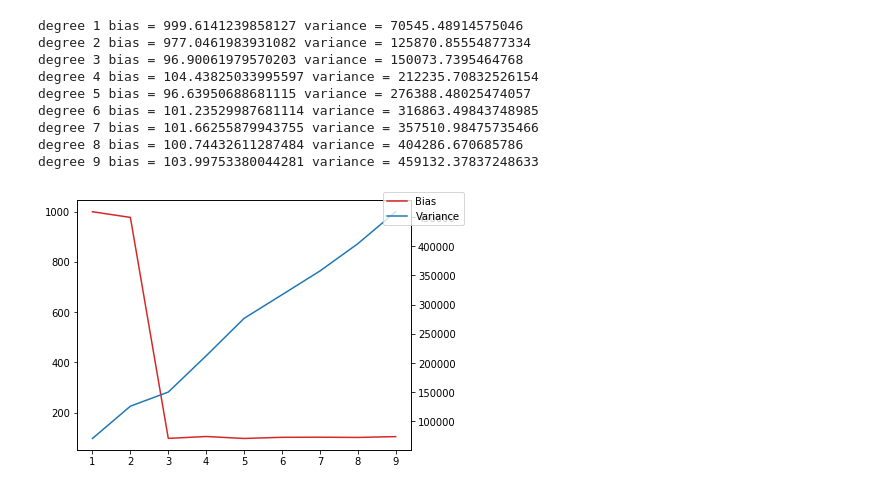
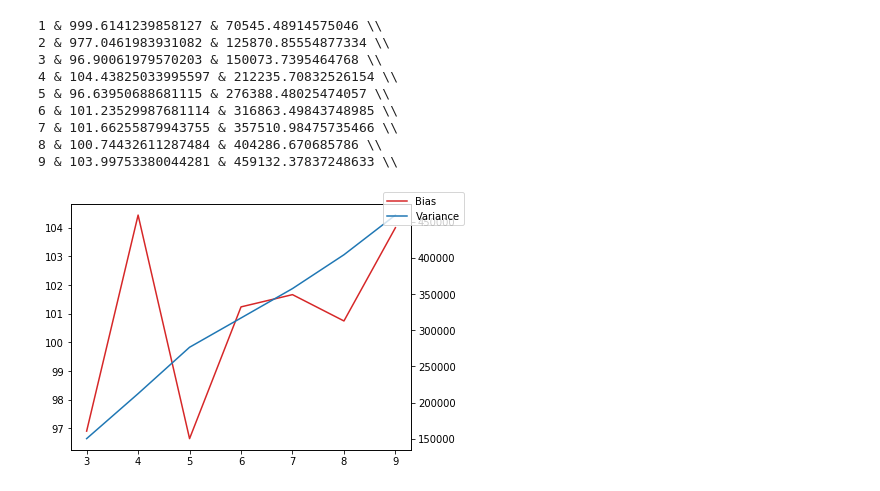
Before and after one commit to multipauls/MDLAssgn1, a Jupyter notebook: Q2_data/MDL-2.ipynb, the cells around one changed output. Cells and saved outputs as stored; diff of their text form; code cells hidden in the pictures.

```diff
--- a/Q2_data/MDL-2.ipynb
+++ b/Q2_data/MDL-2.ipynb
@@ -96,32 +96,32 @@ for degree in range(1, MAX_POLY + 1):
     )
 
     print(
-        "degree {} bias = {} variance = {}".format(
+        "{} & {} & {} \\\ ".format(
             degree, degree_vs_bias[degree - 1][0], variance
         )
     )
     degree_vs_bias[degree - 1, 1] = variance
 # %% [output]
-degree 1 bias = 999.6141239858127 variance = 70545.48914575046
-degree 2 bias = 977.0461983931082 variance = 125870.85554877334
-degree 3 bias = 96.90061979570203 variance = 150073.7395464768
-degree 4 bias = 104.43825033995597 variance = 212235.70832526154
-degree 5 bias = 96.63950688681115 variance = 276388.48025474057
-degree 6 bias = 101.23529987681114 variance = 316863.49843748985
-degree 7 bias = 101.66255879943755 variance = 357510.98475735466
-degree 8 bias = 100.74432611287484 variance = 404286.670685786
-degree 9 bias = 103.99753380044281 variance = 459132.37837248633
+1 & 999.6141239858127 & 70545.48914575046 \\
+2 & 977.0461983931082 & 125870.85554877334 \\
+3 & 96.90061979570203 & 150073.7395464768 \\
+4 & 104.43825033995597 & 212235.70832526154 \\
+5 & 96.63950688681115 & 276388.48025474057 \\
+6 & 101.23529987681114 & 316863.49843748985 \\
+7 & 101.66255879943755 & 357510.98475735466 \\
+8 & 100.74432611287484 & 404286.670685786 \\
+9 & 103.99753380044281 & 459132.37837248633 \\
 # %%
 fig, ax1 = plt.subplots()
 
 color = 'tab:red'
-ax1.plot(list(range(1, MAX_POLY + 1)), degree_vs_bias[:,0], color=color, label='Bias')
+ax1.plot(list(range(3, MAX_POLY + 1)), degree_vs_bias[2:,0], color=color, label='Bias')
 # plt.yscale('log')
 color = 'tab:blue'
 ax2 = ax1.twinx()
-ax2.plot(list(range(1, MAX_POLY + 1)), degree_vs_bias[:,1], color=color, label='Variance')
+ax2.plot(list(range(3, MAX_POLY + 1)), degree_vs_bias[2:,1], color=color, label='Variance')
 fig.tight_layout()
 fig.legend()
 plt.show()
 # %% [output]
-[figure, old version]
+[figure, new version]
```
Also changed, not shown: parts of 2 cells of this notebook, 8 other files.
